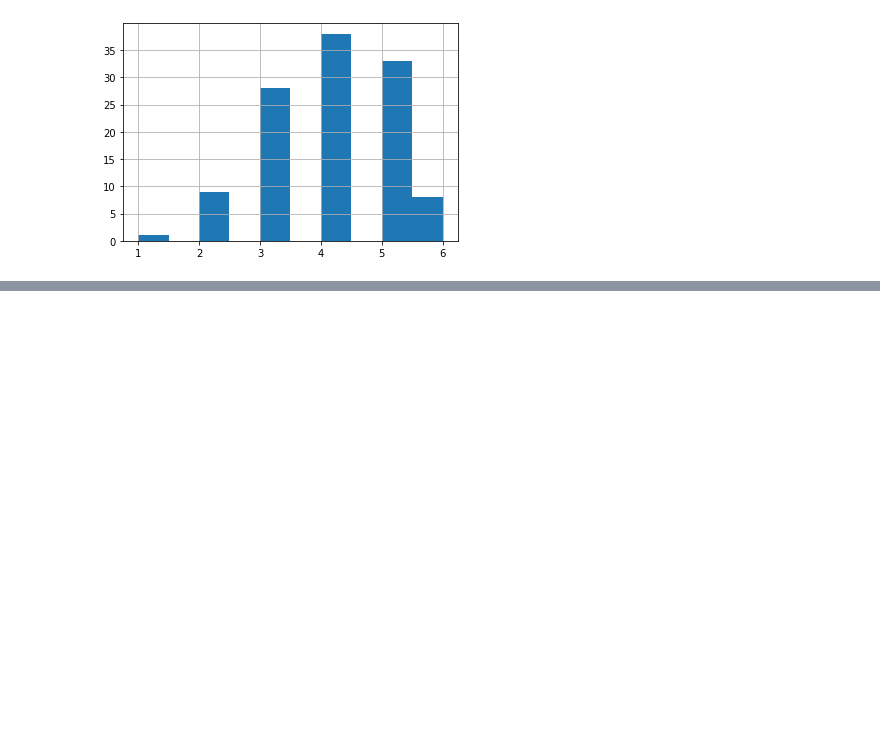
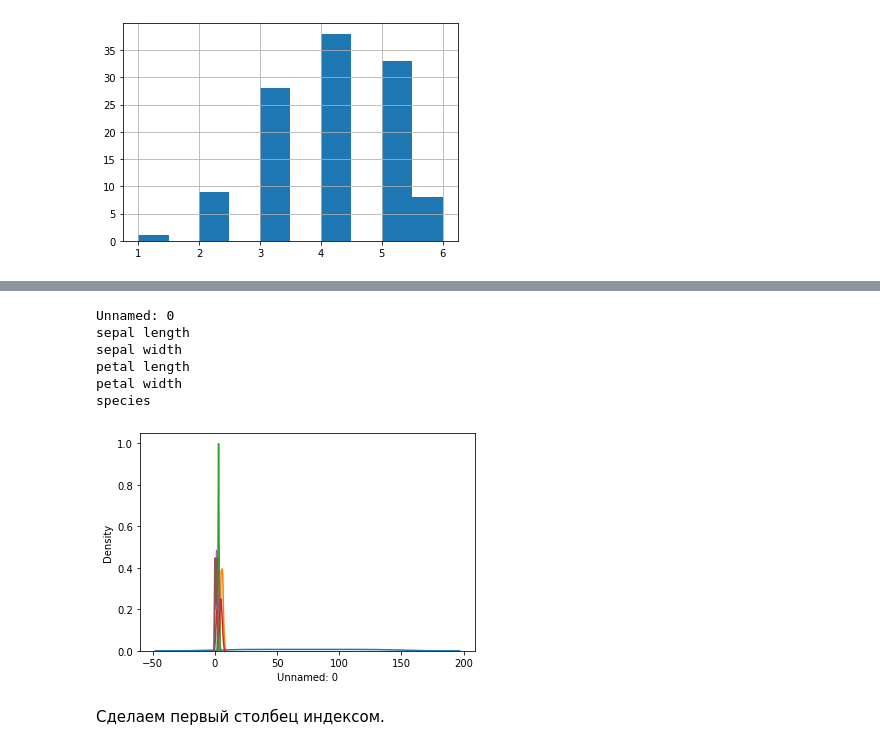
Before and after one commit to nedokormysh/Stepik_Karpov_ML, a Jupyter notebook: Stepik_visualization.ipynb, the cells around one changed output, grey strips where cells are left out. Saved outputs shown, nothing was run; the diff lists cells and outputs as text; code cells hidden in the pictures; blank space fills up the shorter version.

```diff
--- a/Stepik_visualization.ipynb
+++ b/Stepik_visualization.ipynb
@@ -222,0 +261,14 @@ df.number_of_roles.hist()
+# %%
+for column in df_iris:
+  print(column)
+  sns.kdeplot(df_iris[column])
+# %% [output]
+Unnamed: 0
+sepal length
+sepal width
+petal length
+petal width
+species
+[figure, added]
+# %% [markdown]
+Сделаем первый столбец индексом.
```
Also changed, not shown: parts of 20 cells of this notebook.
